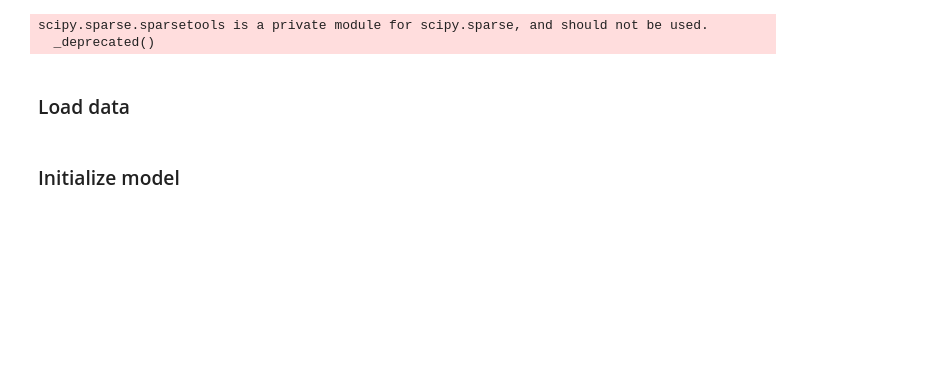
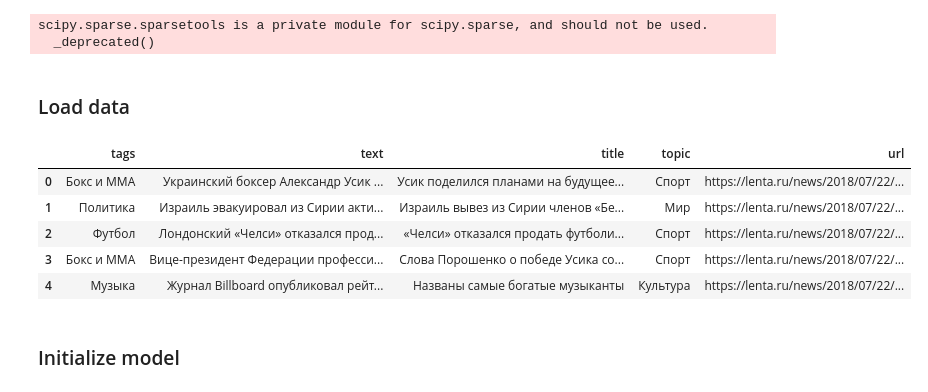
Before and after one commit to vetedde/proj_news_viz, a Jupyter notebook: nlp/pipeline/pipeline_example.ipynb, the cells around one changed output. Cells and saved outputs as stored; diff of their text form; code cells hidden in the pictures; blank space fills up the shorter version.

```diff
--- a/nlp/pipeline/pipeline_example.ipynb
+++ b/nlp/pipeline/pipeline_example.ipynb
@@ -20,2 +18,12 @@ df.columns = ['id', 'url', 'title', 'text']
+# %%
+data = pd.read_csv('data/news_lenta.csv.bz2', encoding='utf-8')
+data.head()
+# %% [output]
+|  | tags | text | title | topic | url |
+| 0 | Бокс и ММА | Украинский боксер Александр Усик ... | Усик поделился планами на будущее... | Спорт | https://lenta.ru/news/2018/07/22/... |
+| 1 | Политика | Израиль эвакуировал из Сирии акти... | Израиль вывез из Сирии членов «Бе... | Мир | https://lenta.ru/news/2018/07/22/... |
+| 2 | Футбол | Лондонский «Челси» отказался прод... | «Челси» отказался продать футболи... | Спорт | https://lenta.ru/news/2018/07/22/... |
+| 3 | Бокс и ММА | Вице-президент Федерации професси... | Слова Порошенко о победе Усика со... | Спорт | https://lenta.ru/news/2018/07/22/... |
+| 4 | Музыка | Журнал Billboard опубликовал рейт... | Названы самые богатые музыканты | Культура | https://lenta.ru/news/2018/07/22/... |
 # %% [markdown]
 ### Initialize model
```
Also changed, not shown: parts of 14 cells of this notebook, 2 other files.
